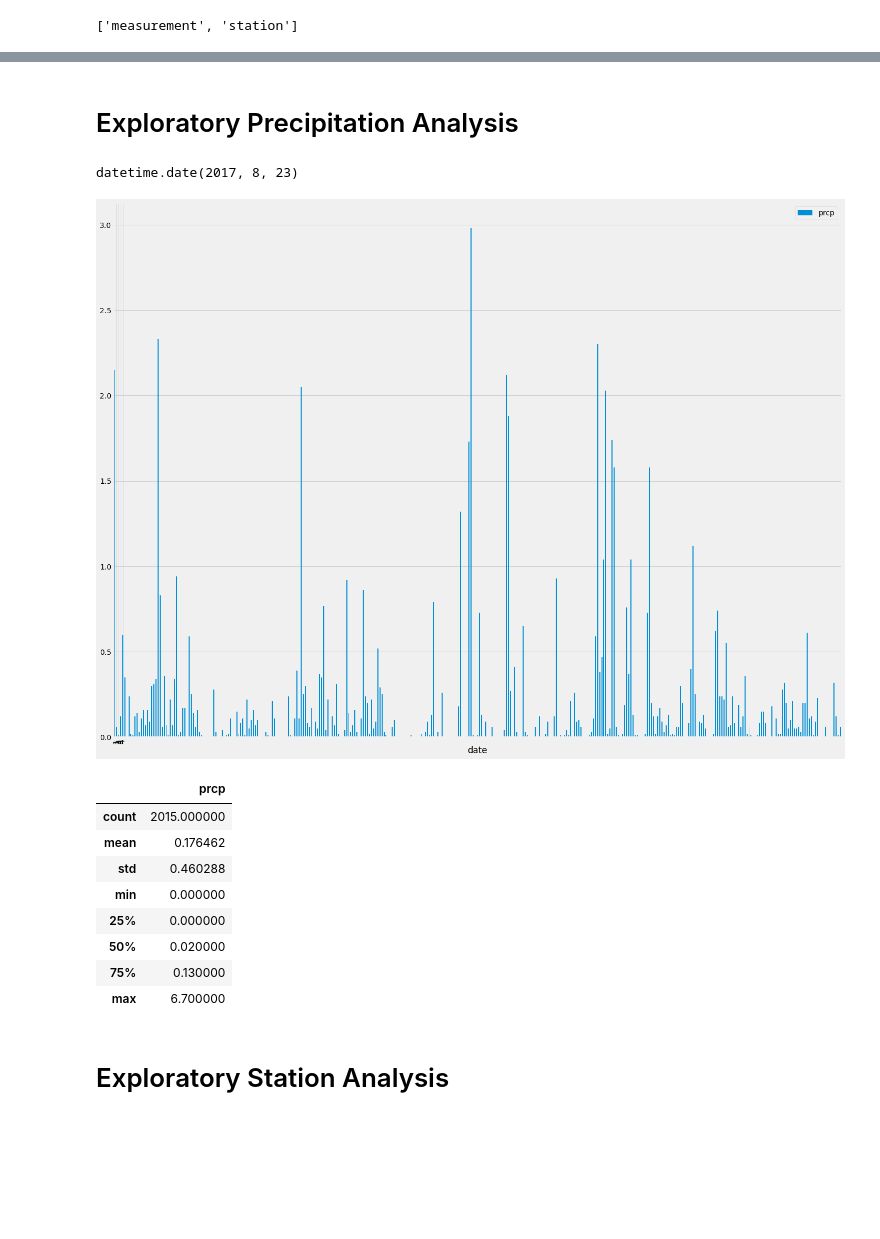
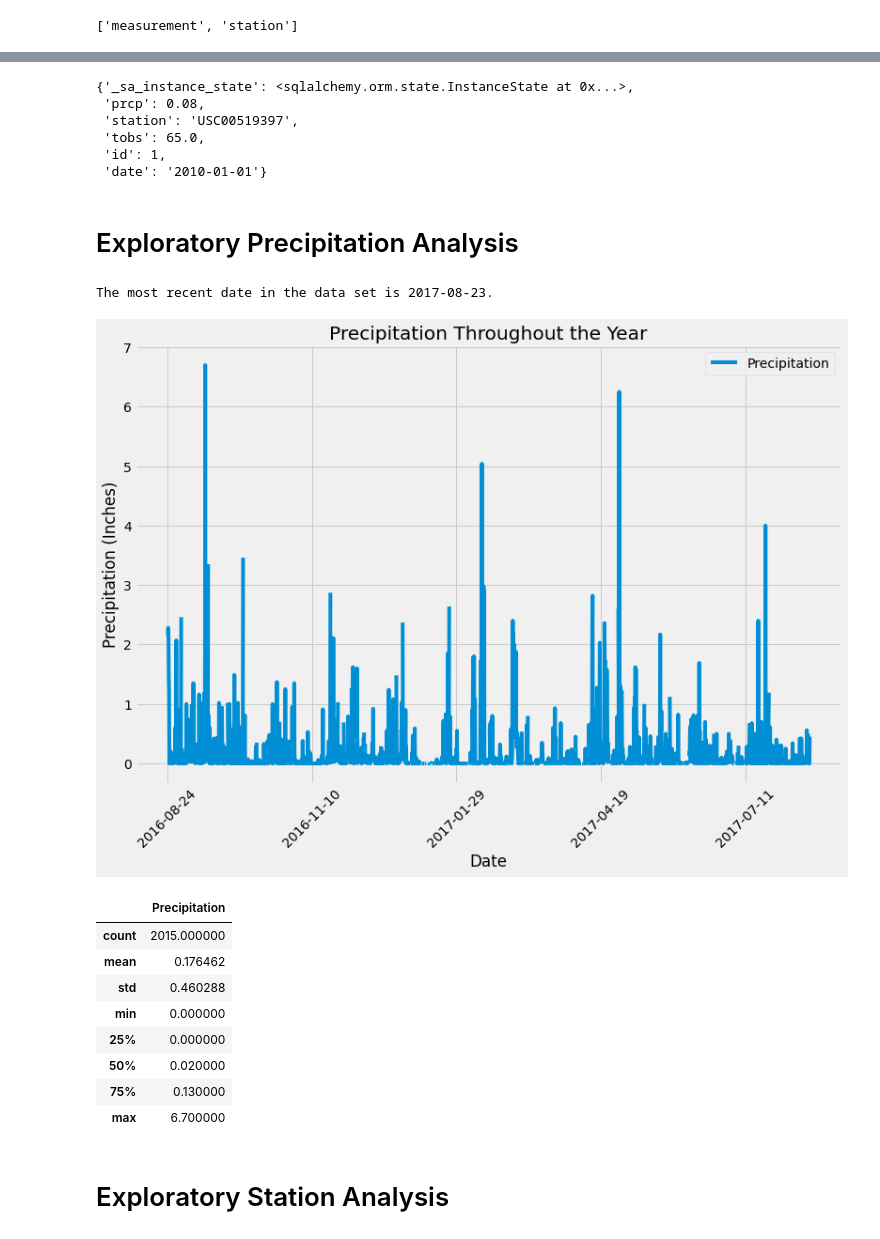
Before and after one commit to jzhao0626/HW08_SQLAlchemy_Challenge, a Jupyter notebook: climate_starter.ipynb, the cells around one changed output, grey strips where cells are left out. Saved outputs shown, nothing was run; the diff lists cells and outputs as text; code cells hidden in the pictures; blank space fills up the shorter version.

Commit message:
First Draft

```diff
--- a/climate_starter.ipynb
+++ b/climate_starter.ipynb
@@ -57,41 +49,52 @@ session.query(Measurement).first().__dict__
+# %%
+# Show the first row of Table Measurement
+session.query(Measurement).first().__dict__
+# %% [output]
+{'_sa_instance_state': <sqlalchemy.orm.state.InstanceState at 0x...>,
+ 'prcp': 0.08,
+ 'station': 'USC00519397',
+ 'tobs': 65.0,
+ 'id': 1,
+ 'date': '2010-01-01'}
 # %% [markdown]
 # Exploratory Precipitation Analysis
 # %%
 # Find the most recent date in the data set.
 recent_date = session.query(Measurement).order_by(Measurement.date.desc()).first()
-
-dt.datetime.strptime(str(recent_date.date), '%Y-%m-%d').date()
+print(f"The most recent date in the data set is {dt.datetime.strptime(str(recent_date.date), '%Y-%m-%d').date()}.")
 # %% [output]
-datetime.date(2017, 8, 23)
+The most recent date in the data set is 2017-08-23.
 # %%
 # Design a query to retrieve the last 12 months of precipitation data and plot the results.
 # Starting from the most recent data point in the database.
 last_date = dt.datetime.strptime(str(recent_date.date), '%Y-%m-%d').date()
 
 # Calculate the date one year from the last date in data set.
 query_date = last_date - dt.timedelta(days=365)
 
 # Perform a query to retrieve the data and precipitation scores
-sel = [Measurement.date, Measurement.prcp, Measurement.station]
-recent_measurement = session.query(*sel).filter(func.strftime('%Y-%m-%d', Measurement.date) > query_date).all()
+recent_measurement = session.query(Measurement.date, Measurement.prcp).filter(func.strftime('%Y-%m-%d', Measurement.date) > query_date).all()
 
 # Save the query results as a Pandas DataFrame and set the index to the date column
-recent_measurement_df = pd.DataFrame(recent_measurement).set_index('date')
+recent_measurement_df = pd.DataFrame(recent_measurement, columns=['Date', 'Precipitation'])
+recent_measurement_df.set_index(recent_measurement_df['Date'], inplace=True)
 
 # Sort the dataframe by date
-sorted_measurement_df = recent_measurement_df.sort_values('date')
-active_station_measurement_df = sorted_measurement_df[sorted_measurement_df['station'] == 'USC00519281']
-active_station_measurement_df
+sorted_measurement_df = recent_measurement_df.sort_index()
+sorted_measurement_df.head(10)
 # Use Pandas Plotting with Matplotlib to plot the data
-active_station_measurement_df.plot(kind='bar', figsize=(20,15), rot=90, xticks=[0,351])
-plt.tight_layout()
+sorted_measurement_df.plot(rot=45, figsize=(12,8))
+plt.xlabel('Date')
+plt.ylabel('Precipitation (Inches)')
+plt.title('Precipitation Throughout the Year')
+plt.show()
 # %% [output]
-[figure, old version]
+[figure, new version]
 # %%
 # Use Pandas to calcualte the summary statistics for the precipitation data
 sorted_measurement_df.describe()
 # %% [output]
-|  | prcp |
+|  | Precipitation |
 | count | 2015.000000 |
 | mean | 0.176462 |
 | std | 0.460288 |
```
Also changed, not shown: parts of 4 cells of this notebook, 1 other file.
